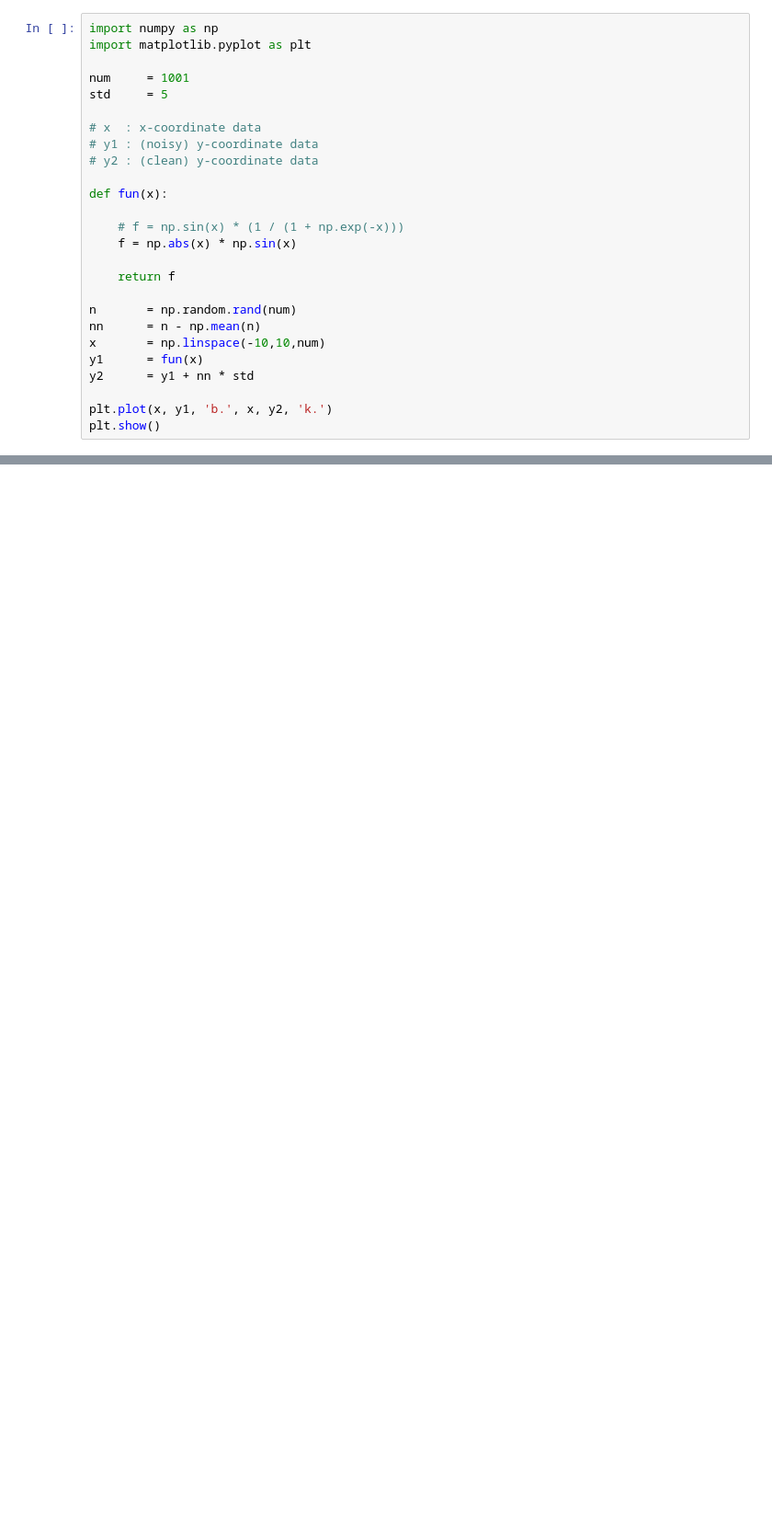
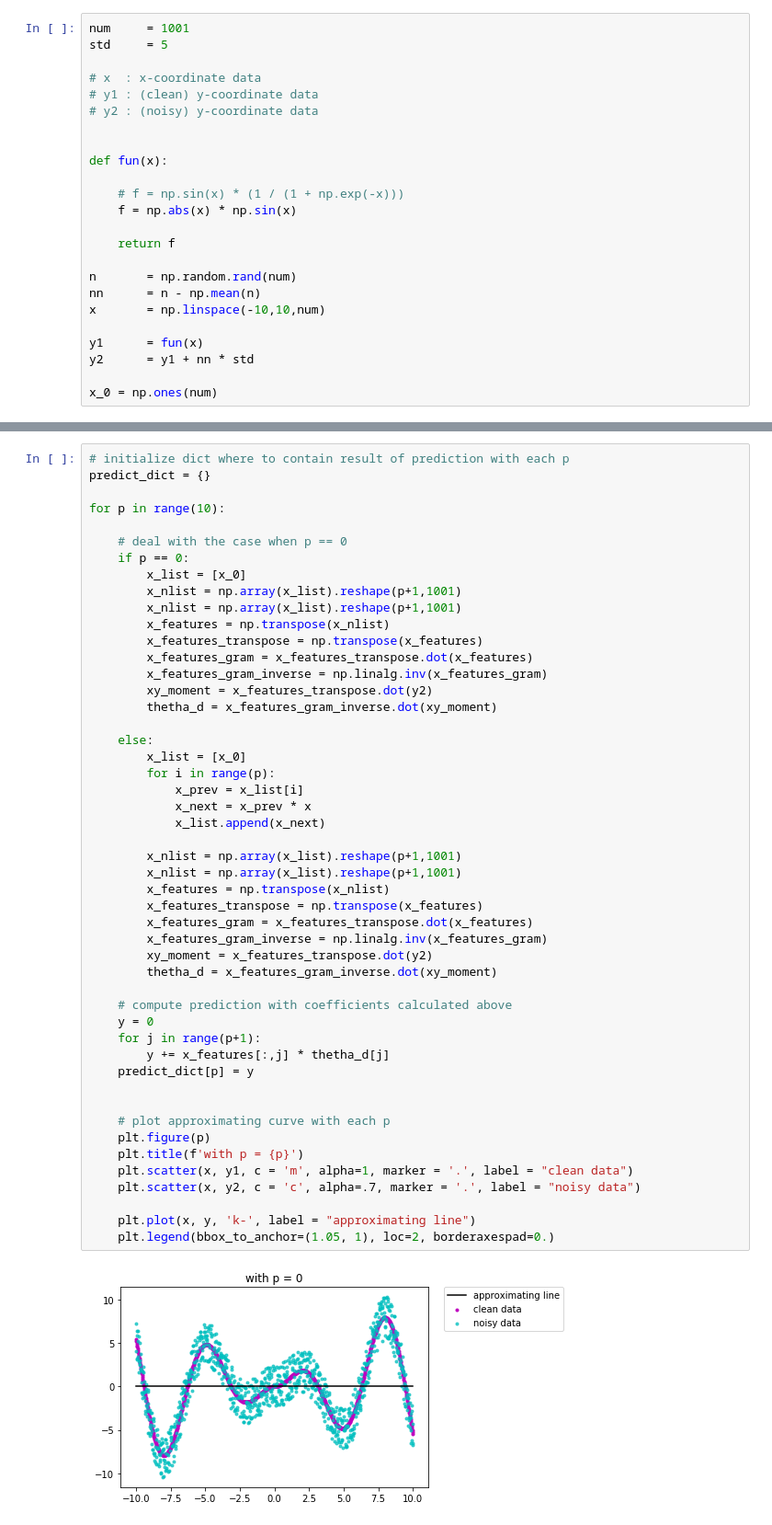
Before and after one commit to dahyedahye/Mathematical-Foundation-for-Computer-Vision-and-Machine-Learning, a Jupyter notebook: Assignment07/MFCVML_Assignment07.ipynb, the cells around one changed output, grey strips where cells are left out. Shown: that part at 92% size. Saved outputs shown, nothing was run; the diff lists cells and outputs as text; blank space fills up the shorter version.

Commit message:
update result

```diff
--- a/Assignment07/MFCVML_Assignment07.ipynb
+++ b/Assignment07/MFCVML_Assignment07.ipynb
@@ -24,13 +31,11 @@
 # %%
-import numpy as np
-import matplotlib.pyplot as plt
-
 num     = 1001
 std     = 5
 
 # x  : x-coordinate data
-# y1 : (noisy) y-coordinate data
-# y2 : (clean) y-coordinate data
+# y1 : (clean) y-coordinate data
+# y2 : (noisy) y-coordinate data
+
 
 def fun(x):
 
@@ -42,8 +47,8 @@ def fun(x):
 n       = np.random.rand(num)
 nn      = n - np.mean(n)
 x       = np.linspace(-10,10,num)
+
 y1      = fun(x)
 y2      = y1 + nn * std
 
-plt.plot(x, y1, 'b.', x, y2, 'k.')
-plt.show()
+x_0 = np.ones(num)
@@ -51,0 +60,51 @@ plt.show()
+# %%
+# initialize dict where to contain result of prediction with each p
+predict_dict = {}
+
+for p in range(10):
+
+    # deal with the case when p == 0
+    if p == 0:
+        x_list = [x_0]
+        x_nlist = np.array(x_list).reshape(p+1,1001)
+        x_nlist = np.array(x_list).reshape(p+1,1001)
+        x_features = np.transpose(x_nlist)
+        x_features_transpose = np.transpose(x_features)
+        x_features_gram = x_features_transpose.dot(x_features)
+        x_features_gram_inverse = np.linalg.inv(x_features_gram)
+        xy_moment = x_features_transpose.dot(y2)
+        thetha_d = x_features_gram_inverse.dot(xy_moment)
+
+    else:
+        x_list = [x_0]
+        for i in range(p):
+            x_prev = x_list[i]
+            x_next = x_prev * x
+            x_list.append(x_next)
+
+        x_nlist = np.array(x_list).reshape(p+1,1001)
+        x_nlist = np.array(x_list).reshape(p+1,1001)
+        x_features = np.transpose(x_nlist)
+        x_features_transpose = np.transpose(x_features)
+        x_features_gram = x_features_transpose.dot(x_features)
+        x_features_gram_inverse = np.linalg.inv(x_features_gram)
+        xy_moment = x_features_transpose.dot(y2)
+        thetha_d = x_features_gram_inverse.dot(xy_moment)
+
+    # compute prediction with coefficients calculated above
+    y = 0
+    for j in range(p+1):
+        y += x_features[:,j] * thetha_d[j]
+    predict_dict[p] = y
+
+
+    # plot approximating curve with each p
+    plt.figure(p)
+    plt.title(f'with p = {p}')
+    plt.scatter(x, y1, c = 'm', alpha=1, marker = '.', label = "clean data")
+    plt.scatter(x, y2, c = 'c', alpha=.7, marker = '.', label = "noisy data")
+
+    plt.plot(x, y, 'k-', label = "approximating line")
+    plt.legend(bbox_to_anchor=(1.05, 1), loc=2, borderaxespad=0.)
+# %% [output]
+[figure, added]
```
Also changed, not shown: parts of 15 cells of this notebook, 1 other file.
